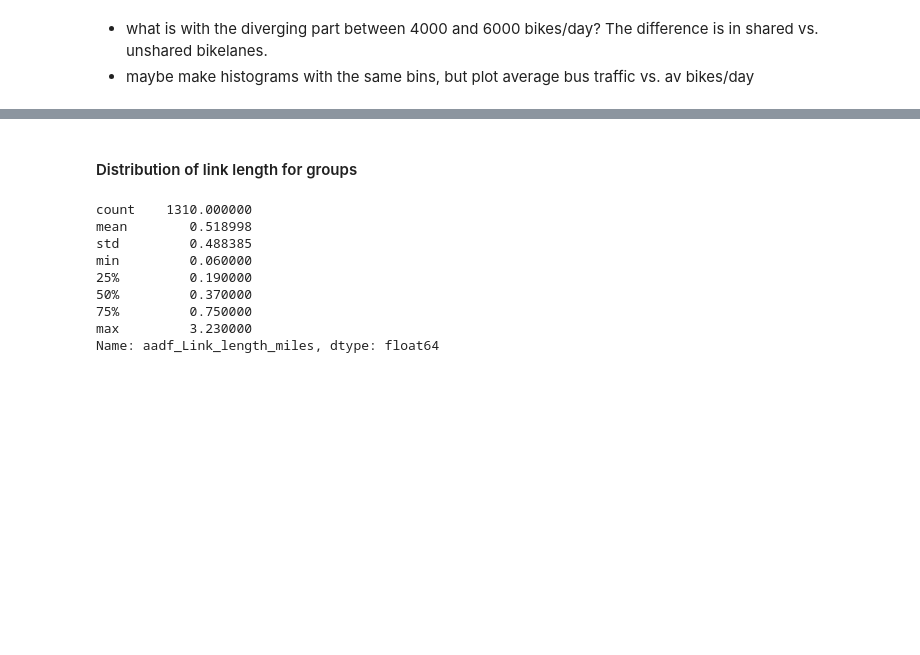
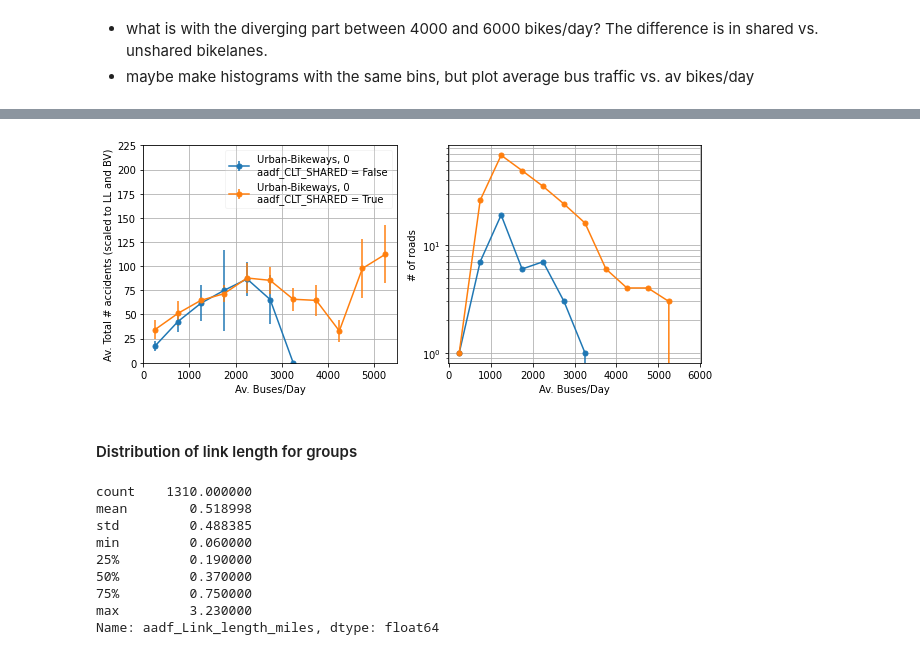
Before and after one commit to dtuthill/erdos_project, a Jupyter notebook: Greg_Analysis/kmean_df_road_BikeLaneOnly.ipynb, the cells around one changed output, grey strips where cells are left out. Saved outputs shown, nothing was run; the diff lists cells and outputs as text; code cells hidden in the pictures; blank space fills up the shorter version.

```diff
--- a/Greg_Analysis/kmean_df_road_BikeLaneOnly.ipynb
+++ b/Greg_Analysis/kmean_df_road_BikeLaneOnly.ipynb
@@ -759,3 +758,90 @@ plt.show()
+# %%
+group = 'Urban-Bikeways'
+gk = find_key(group_names,group)
+
+f_class = 'aadf_CLT_SHARED'
+f_bin = 'aadf_Buses_and_coaches'
+fy = 'total_dnorm_LL'
+
+dbus = 500
+bus_r = (0,6000)
+e_bus,b_bus = make_bins(bus_r,dbus)
+Nbus = len(b_bus)
+
+BVmed = df_cluster.loc[Igroup[gk],'aadf_Pedal_cycles'].median()
+
+H_tot_bus = np.zeros((2,Nbus))
+BoolVal = [False,True]
+for ii in range(2):
+    I = Igroup[gk] & (df_cluster[f_class] == BoolVal[ii])
+    H,_ = np.histogram(df_cluster.loc[I,f_bin],bins=e_bus)
+    H_tot,_ = np.histogram(df_cluster.loc[I,f_bin],bins=e_bus,weights=df_cluster.loc[I,fy]*BVmed/df_cluster.loc[I,'aadf_Pedal_cycles'].values)
+    H_tot_bus[ii] = H_tot/H
+
+#get errorbars for averages
+fquant = 'total'
+fnorm = 'aadf_Link_length_miles'
+Lmed = df_cluster.aadf_Link_length_miles.median()
+H_err = np.zeros((2,Nbus))
+N_err = np.zeros((2,Nbus))
+for ii in range(2):
+    Iselect = Igroup[gk] & (df_cluster[f_class] == BoolVal[ii])
+    for jj in range(Nbus):
+        Ibin = logic_win(df_cluster[f_bin].values,(e_bus[jj],e_bus[jj+1]))
+        I = Ibin & Iselect
+        N = I.sum()
+        if N > 0:
+            N_err[ii,jj] = N
+            quants = df_cluster.loc[I,fquant].values
+            norms = df_cluster.loc[I,fnorm].values
+            bv_norms = df_cluster.loc[I,'aadf_Pedal_cycles'].values
+            sig_norms = np.zeros(N)
+            for kk in range(N):
+                Iedge = e_LL >= norms[kk] #using e_LL from above in sigma calc
+                if Iedge.sum() <= 1:
+                    sig_norms[kk] = sigma_LL_urb[-1]
+                else:
+                    sig_norms[kk] = sigma_LL_urb[Iedge[:-1]][0]
+            sig_quants = np.sqrt(quants)
+            H_err[ii,jj] = BVmed*Lmed/N*np.sqrt(np.sum( ((quants/(norms*bv_norms))**2)*((sig_quants/quants)**2 +\
+                                                                       (sig_norms/norms)**2 -\
+                                                                       2*p_LL_tot_urb*sig_quants*sig_norms/(quants*norms)) ))
+
+
+fig,ax = plt.subplots(1,2,figsize=(2*5,4))
+labsize=10
+ticksize=10
+legsize=10
+msize = 10
+
+nn = 0
+for ii in range(2):
+    ax[nn].errorbar(b_bus,H_tot_bus[ii],H_err[ii],marker='.',
+              label='%s, %i\n%s = %s'%(group,gk,f_class,BoolVal[ii]),markersize=msize)
+
+ax[nn].set_xlabel('Av. Buses/Day',fontsize=labsize)
+ax[nn].set_ylabel('Av. Total # accidents (scaled to LL and BV)',fontsize=labsize)
+ax[nn].tick_params(labelsize=ticksize)
+ax[nn].legend(fontsize=legsize,fancybox=True,framealpha=0.2)
+ax[nn].set_ylim(0,225)
+ax[nn].grid('on')
+
+nn = 1
+for ii in range(2):
+    ax[nn].plot(b_bus,N_err[ii],marker='.',
+              label='%s, %i\n%s = %s'%(group,gk,f_class,BoolVal[ii]),markersize=msize)
+
+ax[nn].set_xlabel('Av. Buses/Day',fontsize=labsize)
+ax[nn].set_ylabel('# of roads',fontsize=labsize)
+ax[nn].tick_params(labelsize=ticksize)
+#ax[nn].legend(fontsize=legsize)
+#ax[nn].set_ylim(0,300)
+ax[nn].set_yscale('log')
+ax[nn].grid('on',which='both')
+
+plt.show()
+# %% [output]
+[figure, added]
 # %% [markdown]
 #### Distribution of link length for groups
 # %%
```
Also changed, not shown: parts of 11 cells of this notebook.
